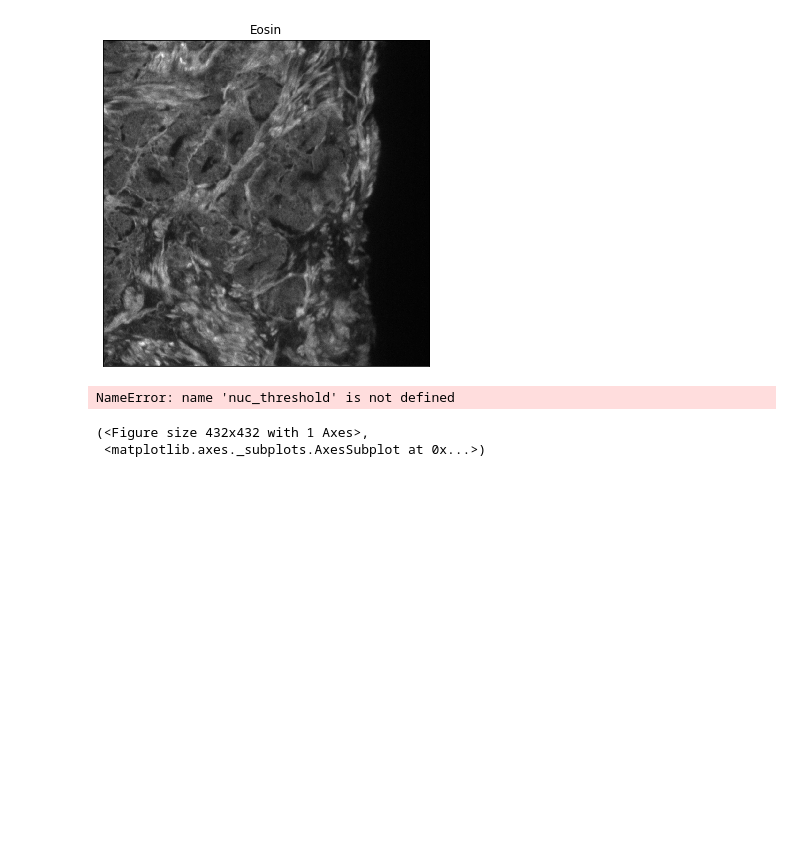
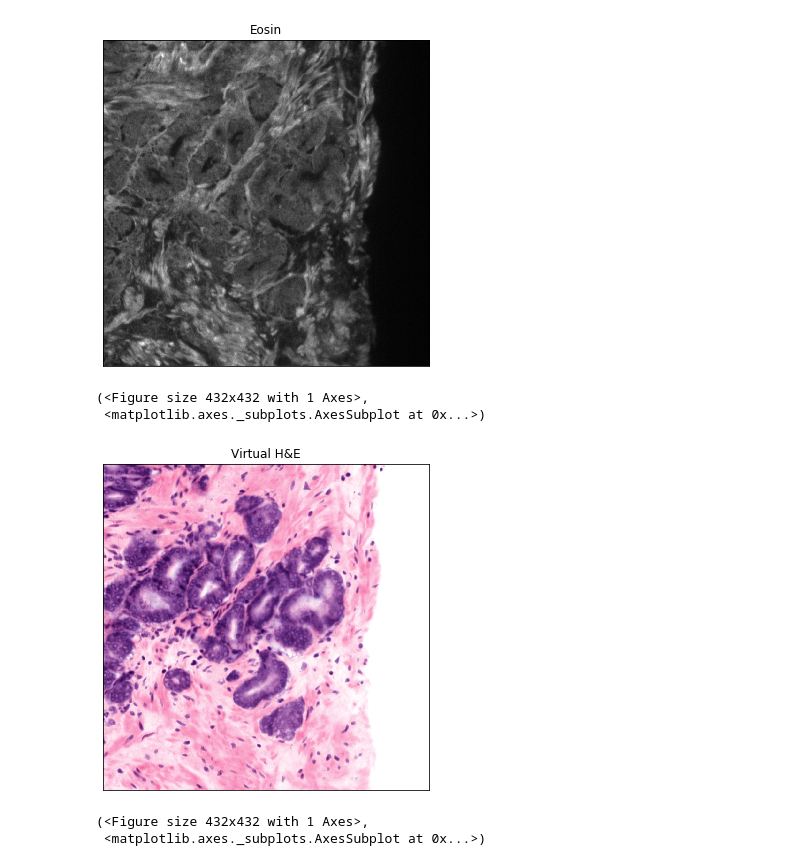
Before and after one commit to serrob23/falsecolor, a Jupyter notebook: example/Basic Example.ipynb, the cells around one changed output. Cells and saved outputs as stored; diff of their text form; code cells hidden in the pictures; blank space fills up the shorter version.

```diff
--- a/example/Basic Example.ipynb
+++ b/example/Basic Example.ipynb
@@ -42,12 +42,19 @@ ViewImage(cyto[0], figsize = (6,6), cmap = 'gray', title = 'Eosin')
 # %%
 #Coloring example using CPU based false coloring
 #fc.falseColor takes a nuclear and cytoplasmic
 #image as the first two arguments
 
-pseudo_image = fc.falseColor(nuclei[0], cyto[0])
+#background subtraction happens inside the falseColor method
+#background levels can be calculated before using fc.getBackgroundLevels
+nuc_background = fc.getBackgroundLevels(nuclei[0])[1]
+cyto_background = fc.getBackgroundLevels(cyto[0])[1]
+
+pseudo_image = fc.falseColor(nuclei[0], cyto[0], nuc_threshold=nuc_background, cyto_threshold=cyto_background)
 ViewImage(pseudo_image, figsize = (6,6), title = 'Virtual H&E')
 # %% [output]
-NameError: name 'nuc_threshold' is not defined
+(<Figure size 432x432 with 1 Axes>,
+ <matplotlib.axes._subplots.AxesSubplot at 0x...>)
+[figure, added]
 # %%
 #grab RGB settings for both channels using fc.getColorSettings()
 
```
